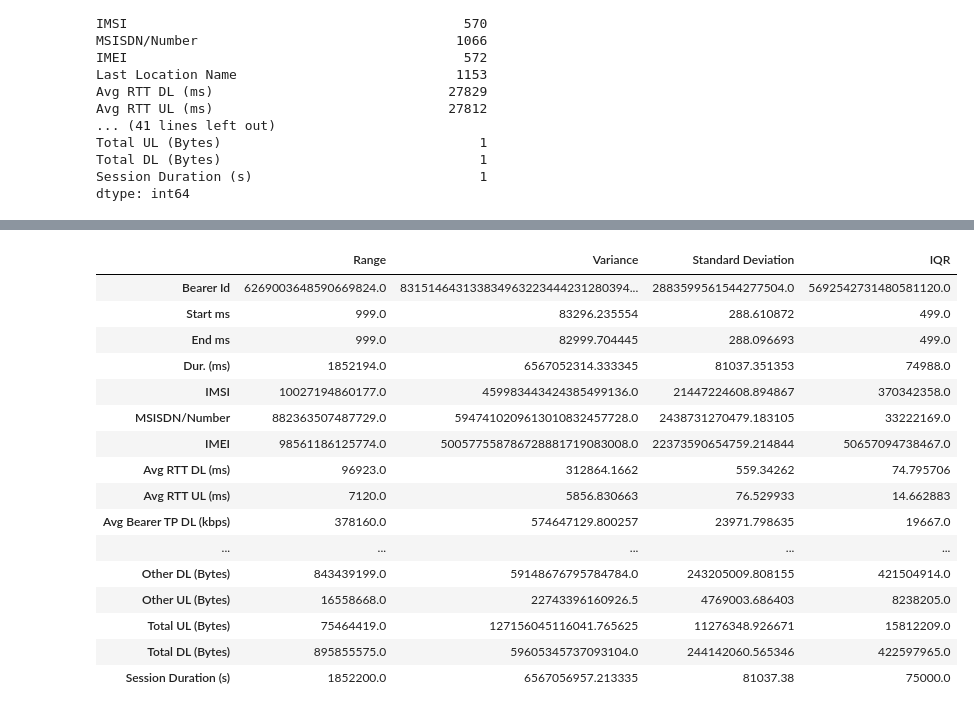
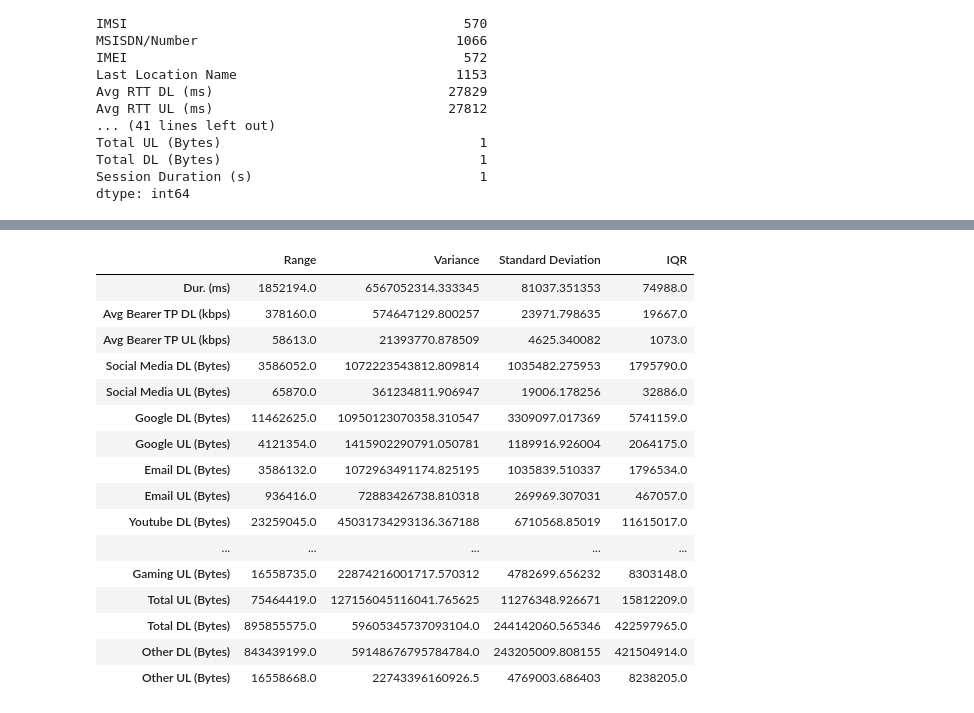
Before and after one commit to merronmuche/telecom_eda, a Jupyter notebook: eda.ipynb, the cells around one changed output, grey strips where cells are left out. Drawn from its saved outputs; the diff is of its cells as text; code cells hidden in the pictures.

```diff
--- a/eda.ipynb
+++ b/eda.ipynb
@@ -166,0 +185,29 @@ cleaned_data.describe()
+# %%
+# Analyze the basic metrics (mean, median, etc) in the Dataset (explain) & their importance for the global objective.
+selected_columns = [
+    "Dur. (ms)",
+    "Avg Bearer TP DL (kbps)",
+    "Avg Bearer TP UL (kbps)",
+    "Social Media DL (Bytes)",
+    "Social Media UL (Bytes)",
+    "Google DL (Bytes)",
+    "Google UL (Bytes)",
+    "Email DL (Bytes)",
+    "Email UL (Bytes)",
+    "Youtube DL (Bytes)",
+    "Youtube UL (Bytes)",
+    "Netflix DL (Bytes)",
+    "Netflix UL (Bytes)",
+    "Gaming DL (Bytes)",
+    "Gaming UL (Bytes)",
+    "Total UL (Bytes)",
+    "Total DL (Bytes)",
+    "Other DL (Bytes)",
+    "Other UL (Bytes)"
+]
+
+# Create a new DataFrame with selected columns
+displayed_data = cleaned_data[selected_columns]
+
+# Display the new DataFrame
+displayed_data.describe()
@@ -167,46 +224,46 @@ cleaned_data.describe()
 # %%
 
 # Conduct a Non-Graphical Univariate Analysis by computing dispersion parameters for each quantitative
 # variable and provide useful interpretation.
 
-quantitative_columns = cleaned_data.select_dtypes(include=['number']).columns
+quantitative_columns = displayed_data.select_dtypes(include=['number']).columns
 
 dispersion_data = pd.DataFrame(index=quantitative_columns, columns=['Range', 'Variance', 'Standard Deviation', 'IQR'])
 
 for column in quantitative_columns:
-    data = cleaned_data[column].dropna()
+    data = displayed_data[column].dropna()
 
     data_range = data.max() - data.min()
 
     data_variance = data.var()
 
     data_std_dev = data.std()
 
     # Interquartile Range (IQR)
     data_iqr = data.quantile(0.75) - data.quantile(0.25)
 
     # Store values in the DataFrame
     dispersion_data.loc[column] = [data_range, data_variance, data_std_dev, data_iqr]
 
 dispersion_data
 # %% [output]
 |  | Range | Variance | Standard Deviation | IQR |
-| Bearer Id | 6269003648590669824.0 | 831514643133834963223444231280394... | 2883599561544277504.0 | 5692542731480581120.0 |
-| Start ms | 999.0 | 83296.235554 | 288.610872 | 499.0 |
-| End ms | 999.0 | 82999.704445 | 288.096693 | 499.0 |
 | Dur. (ms) | 1852194.0 | 6567052314.333345 | 81037.351353 | 74988.0 |
-| IMSI | 10027194860177.0 | 459983443424385499136.0 | 21447224608.894867 | 370342358.0 |
-| MSISDN/Number | 882363507487729.0 | 5947410209613010832457728.0 | 2438731270479.183105 | 33222169.0 |
-| IMEI | 98561186125774.0 | 500577558786728881719083008.0 | 22373590654759.214844 | 50657094738467.0 |
-| Avg RTT DL (ms) | 96923.0 | 312864.1662 | 559.34262 | 74.795706 |
-| Avg RTT UL (ms) | 7120.0 | 5856.830663 | 76.529933 | 14.662883 |
 | Avg Bearer TP DL (kbps) | 378160.0 | 574647129.800257 | 23971.798635 | 19667.0 |
+| Avg Bearer TP UL (kbps) | 58613.0 | 21393770.878509 | 4625.340082 | 1073.0 |
+| Social Media DL (Bytes) | 3586052.0 | 1072223543812.809814 | 1035482.275953 | 1795790.0 |
+| Social Media UL (Bytes) | 65870.0 | 361234811.906947 | 19006.178256 | 32886.0 |
+| Google DL (Bytes) | 11462625.0 | 10950123070358.310547 | 3309097.017369 | 5741159.0 |
+| Google UL (Bytes) | 4121354.0 | 1415902290791.050781 | 1189916.926004 | 2064175.0 |
+| Email DL (Bytes) | 3586132.0 | 1072963491174.825195 | 1035839.510337 | 1796534.0 |
+| Email UL (Bytes) | 936416.0 | 72883426738.810318 | 269969.307031 | 467057.0 |
+| Youtube DL (Bytes) | 23259045.0 | 45031734293136.367188 | 6710568.85019 | 11615017.0 |
 | ... | ... | ... | ... | ... |
+| Gaming UL (Bytes) | 16558735.0 | 22874216001717.570312 | 4782699.656232 | 8303148.0 |
+| Total UL (Bytes) | 75464419.0 | 127156045116041.765625 | 11276348.926671 | 15812209.0 |
+| Total DL (Bytes) | 895855575.0 | 59605345737093104.0 | 244142060.565346 | 422597965.0 |
 | Other DL (Bytes) | 843439199.0 | 59148676795784784.0 | 243205009.808155 | 421504914.0 |
 | Other UL (Bytes) | 16558668.0 | 22743396160926.5 | 4769003.686403 | 8238205.0 |
-| Total UL (Bytes) | 75464419.0 | 127156045116041.765625 | 11276348.926671 | 15812209.0 |
-| Total DL (Bytes) | 895855575.0 | 59605345737093104.0 | 244142060.565346 | 422597965.0 |
-| Session Duration (s) | 1852200.0 | 6567056957.213335 | 81037.38 | 75000.0 |
 # %%
 import matplotlib.pyplot as plt
 
```
Also changed, not shown: parts of 11 cells of this notebook.
